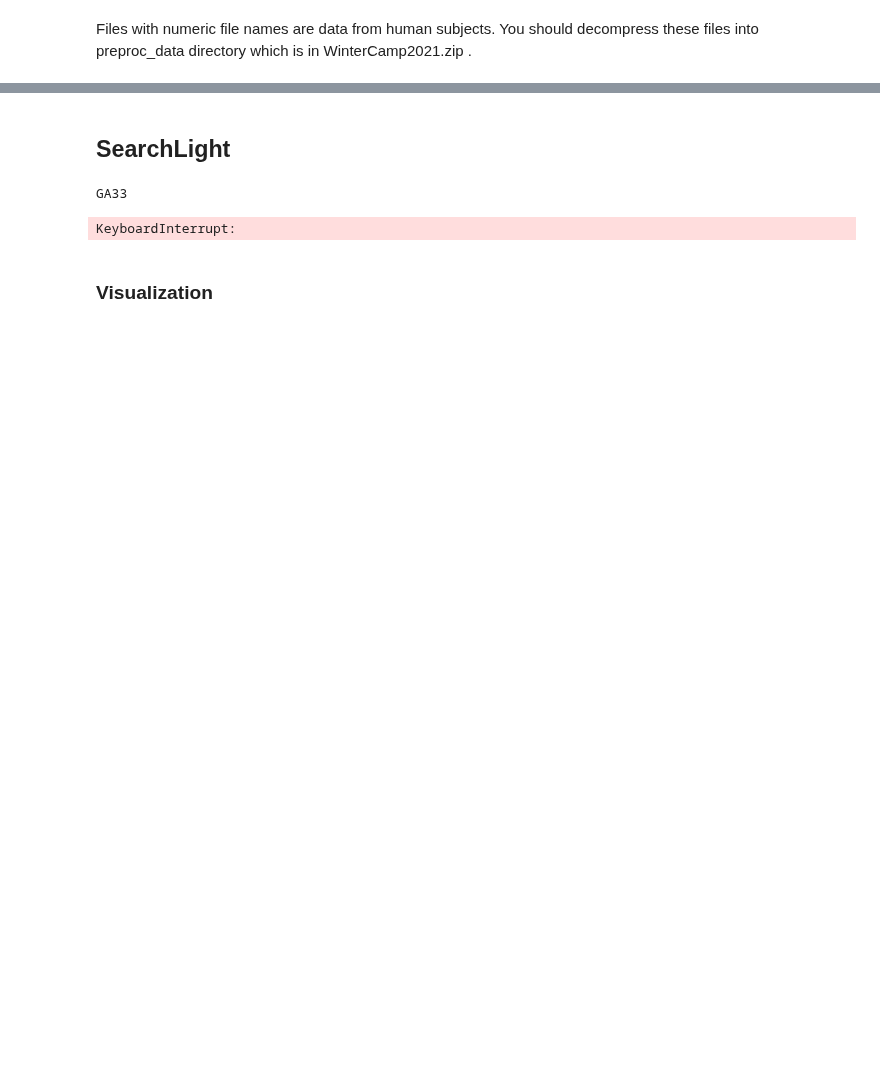
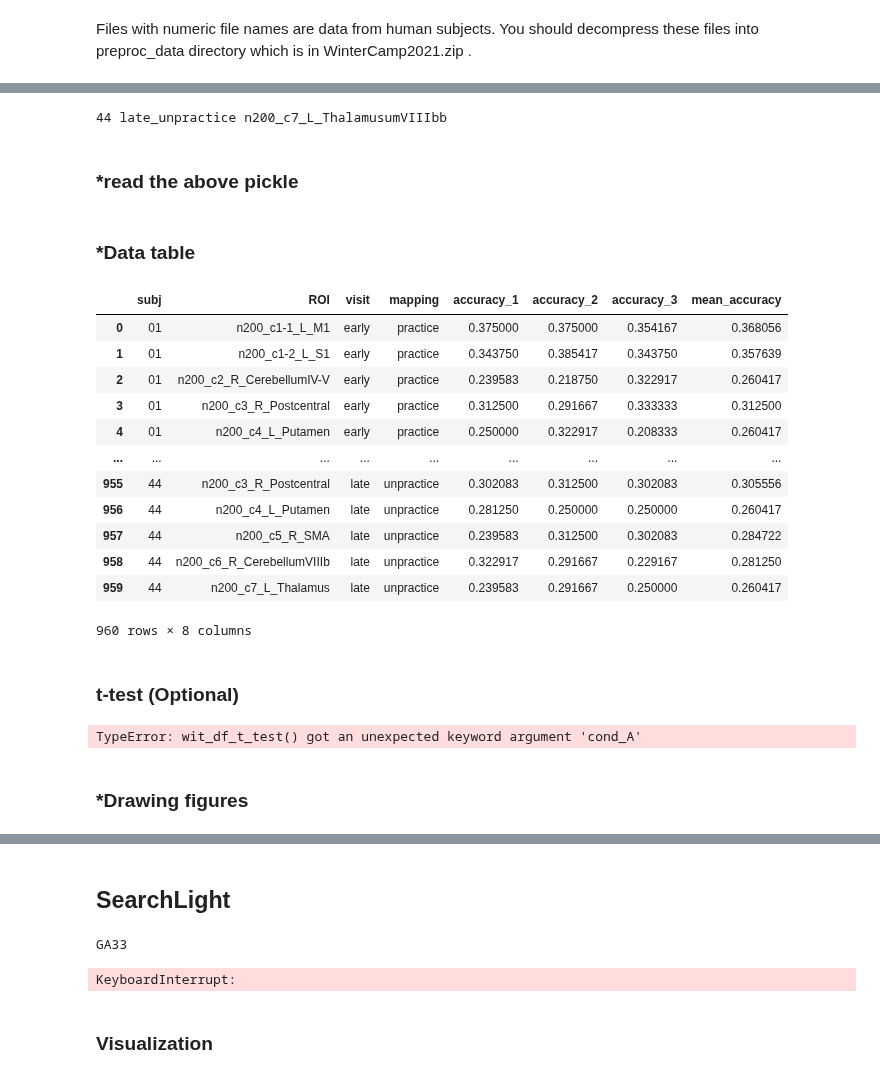
Before and after one commit to psb629/labs, a Jupyter notebook: GA/scripts/WinterCamp2021.ipynb, the cells around one changed output, grey strips where cells are left out. Drawn from its saved outputs; the diff is of its cells as text; code cells hidden in the pictures; blank space fills up the shorter version.

```diff
--- a/GA/scripts/WinterCamp2021.ipynb
+++ b/GA/scripts/WinterCamp2021.ipynb
@@ -172,0 +202,4 @@ def wit_df_t_test(wit_df, roi_list, compare, criteria):
+# %%
+scores = cross_valid(betas, ROI_imgs, estimator)
+# %% [output]
+44 late_unpractice n200_c7_L_ThalamusumVIIIbb
@@ -172,0 +211,46 @@ def wit_df_t_test(wit_df, roi_list, compare, criteria):
+# %% [markdown]
+### *read the above pickle
+# %%
+path = join(root_dir,'210219_n30_dec-acc_move-rel.pkl')
+# %%
+## Load pickle
+with open(path,"rb") as fr:
+    scores = pickle.load(file=fr)
+# %% [markdown]
+### *Data table
+# %%
+def make_wit_df(scroes):
+    wit_df = pd.DataFrame(columns=['subj','ROI','visit','mapping','accuracy_1','accuracy_2','accuracy_3','mean_accuracy'])
+
+    for keys, values in scores.items():
+        v, m = keys[1].split('_')
+        wit_df = wit_df.append(
+            {'subj': keys[0]
+             ,'ROI': keys[2]
+             ,'visit': v
+             ,'mapping': m
+             ,'accuracy_1': values[0]
+             ,'accuracy_2': values[1]
+             ,'accuracy_3': values[2]
+             ,'mean_accuracy': np.mean(values)}
+            , ignore_index=True)
+    return wit_df
+# %%
+wit_df = make_wit_df(scores)
+wit_df
+# %% [output]
+|  | subj | ROI | visit | mapping | accuracy_1 | accuracy_2 | accuracy_3 | mean_accuracy |
+| 0 | 01 | n200_c1-1_L_M1 | early | practice | 0.375000 | 0.375000 | 0.354167 | 0.368056 |
+| 1 | 01 | n200_c1-2_L_S1 | early | practice | 0.343750 | 0.385417 | 0.343750 | 0.357639 |
+| 2 | 01 | n200_c2_R_CerebellumIV-V | early | practice | 0.239583 | 0.218750 | 0.322917 | 0.260417 |
+| 3 | 01 | n200_c3_R_Postcentral | early | practice | 0.312500 | 0.291667 | 0.333333 | 0.312500 |
+| 4 | 01 | n200_c4_L_Putamen | early | practice | 0.250000 | 0.322917 | 0.208333 | 0.260417 |
+| ... | ... | ... | ... | ... | ... | ... | ... | ... |
+| 955 | 44 | n200_c3_R_Postcentral | late | unpractice | 0.302083 | 0.312500 | 0.302083 | 0.305556 |
+| 956 | 44 | n200_c4_L_Putamen | late | unpractice | 0.281250 | 0.250000 | 0.250000 | 0.260417 |
+| 957 | 44 | n200_c5_R_SMA | late | unpractice | 0.239583 | 0.312500 | 0.302083 | 0.284722 |
+| 958 | 44 | n200_c6_R_CerebellumVIIIb | late | unpractice | 0.322917 | 0.291667 | 0.229167 | 0.281250 |
+| 959 | 44 | n200_c7_L_Thalamus | late | unpractice | 0.239583 | 0.291667 | 0.250000 | 0.260417 |
+960 rows × 8 columns
+# %% [markdown]
+### t-test (Optional)
@@ -173,3 +291,9 @@ def wit_df_t_test(wit_df, roi_list, compare, criteria):
+# %%
+wit_df_t_test(wit_df=wit_df, cond_A='early_practice', cond_B='late_practice')
+# %% [output]
+TypeError: wit_df_t_test() got an unexpected keyword argument 'cond_A'
+# %% [markdown]
+### *Drawing figures
 # %%
 ## background image
 img_bg = join(root_dir,'mni152_2009bet.nii.gz')
```
Also changed, not shown: parts of 54 cells of this notebook.
